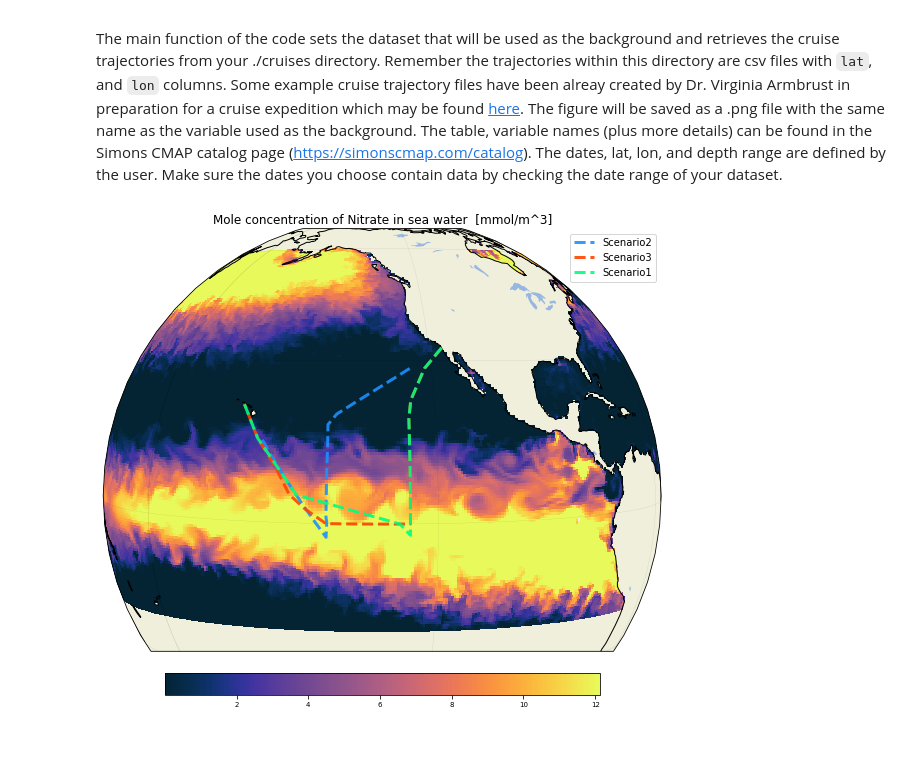
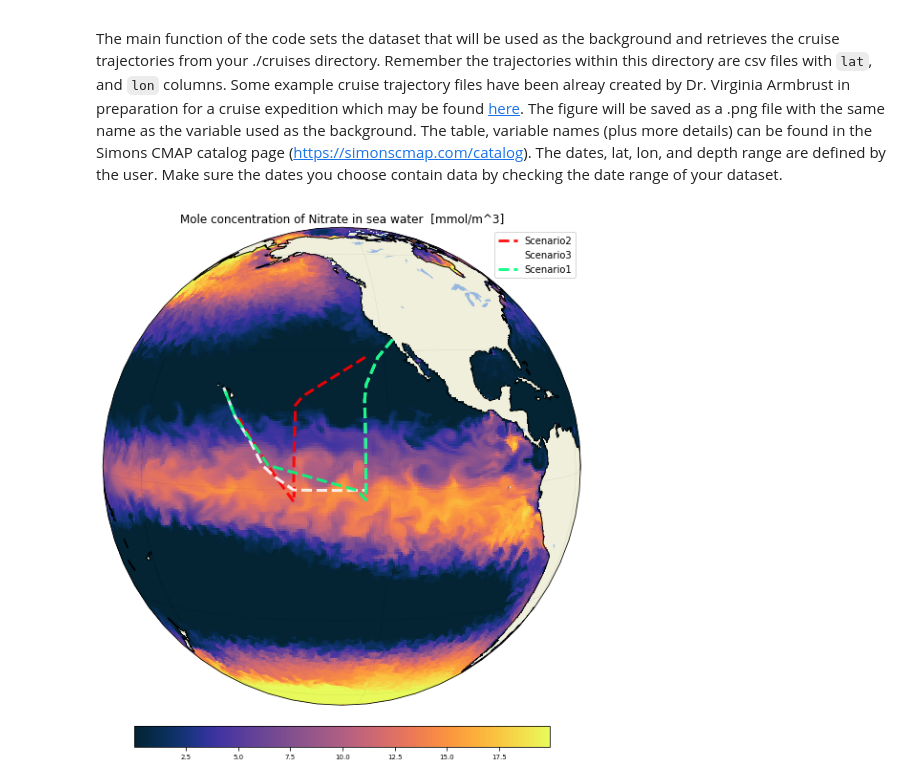
Before and after one commit to simonscmap/pycmap, a Jupyter notebook: docs/CruisePlan.ipynb, the cells around one changed output. Saved outputs shown, nothing was run; the diff lists cells and outputs as text; code cells hidden in the pictures; blank space fills up the shorter version.

```diff
--- a/docs/CruisePlan.ipynb
+++ b/docs/CruisePlan.ipynb
@@ -123,7 +123,7 @@ def cartopy_map(cruiseFiles, df, variable, title):
     # Simply remove/add # to switch between the two options.
     ################################
     LON, LAT = np.meshgrid(lon, lat)
-    quant = 0.1
+    quant = 0.15
     im = ax.pcolormesh(LON,
                        LAT,
                        data,
@@ -142,7 +142,7 @@ def cartopy_map(cruiseFiles, df, variable, title):
     # The user can switch between line vs points. The default is line, with the indication for points commented out. The size of the points can be changed by chaning the number associated with marker size.
     ######################################
 
-    colors = ["dodgerblue", "orangered","springgreen", "gold", "deeppink",  "mediumslateblue", "gray", "cyan", "g", "r",  "springgreen", "silver", "k"  ]
+    colors = ["red", "white", "springgreen", "dodgerblue", "orangered", "gold", "deeppink",  "mediumslateblue", "gray", "cyan", "g", "r",  "springgreen", "silver", "k"  ]
     for ind, f in enumerate(cruiseFiles):
         track = pd.read_csv(f)
         plt.plot(
@@ -198,21 +198,21 @@ The dates, lat, lon, and depth range are defined by the user. Make sure the date
 # %%
 API_KEY = "YOUR_API_KEY"
 cruiseFiles = cruise_tracks()
 if len(cruiseFiles) < 1: print("No cruise trajectory file found.\nPlease add a cruise trajectory file (csv file with lat, and lon columns) to the ./cruises directory.")
 df, variable, longName, unit = get_background(
                                               API_KEY=API_KEY,
                                               table="tblPisces_NRT",
                                               variable="no3",
                                               dt1="2018-01-20",
                                               dt2="2018-01-20",
-                                              lat1=-20,
-                                              lat2=60,
+                                              lat1=-90,
+                                              lat2=90,
                                               lon1=-180,
                                               lon2=180,
                                               depth1=0,
                                               depth2=0.5
                                               )
 
 cartopy_map(cruiseFiles, df, variable, title=f"{longName} {unit}")
 # %% [output]
-[figure, old version]
+[figure, new version]
```
Also changed, not shown: 16 other files.
